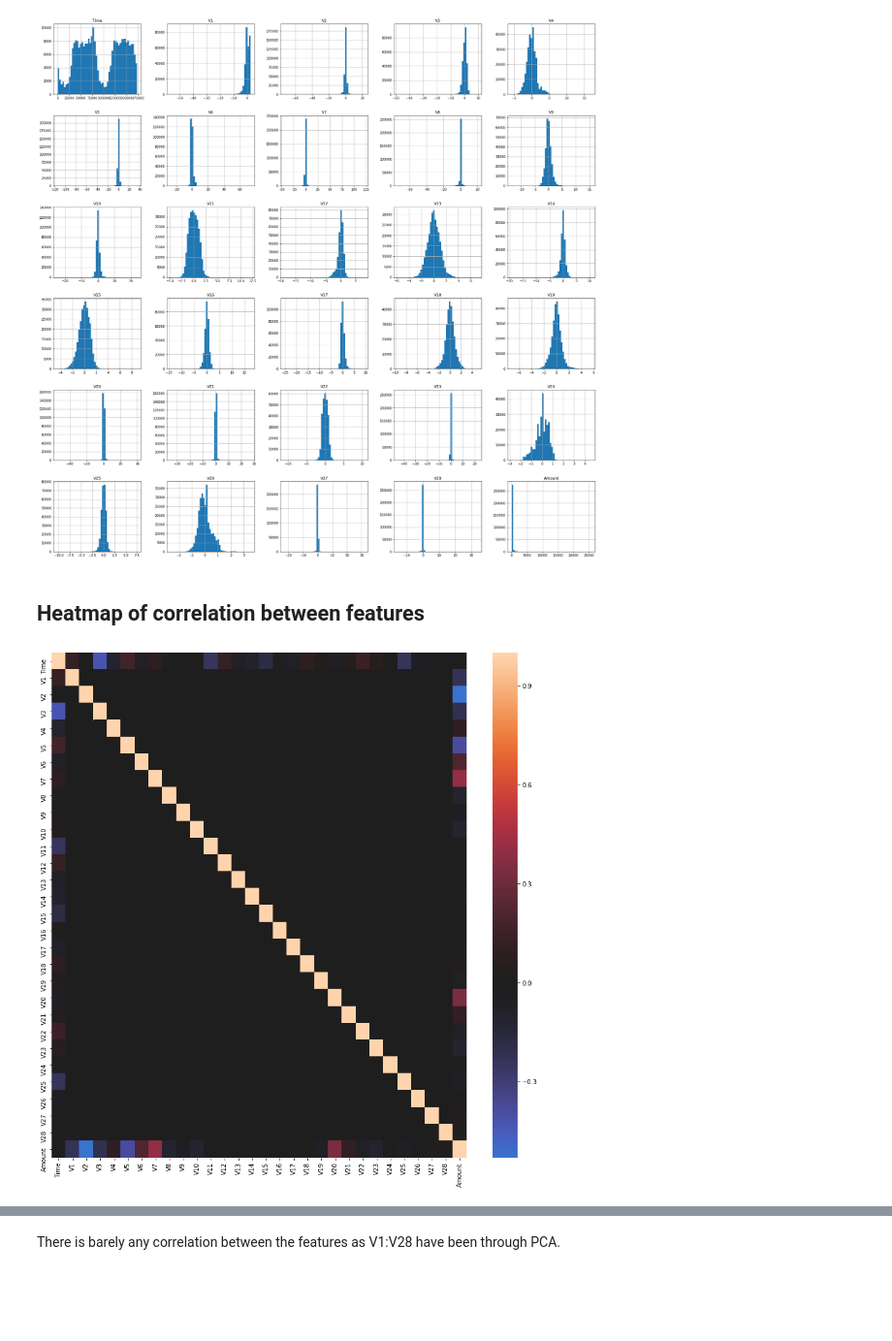
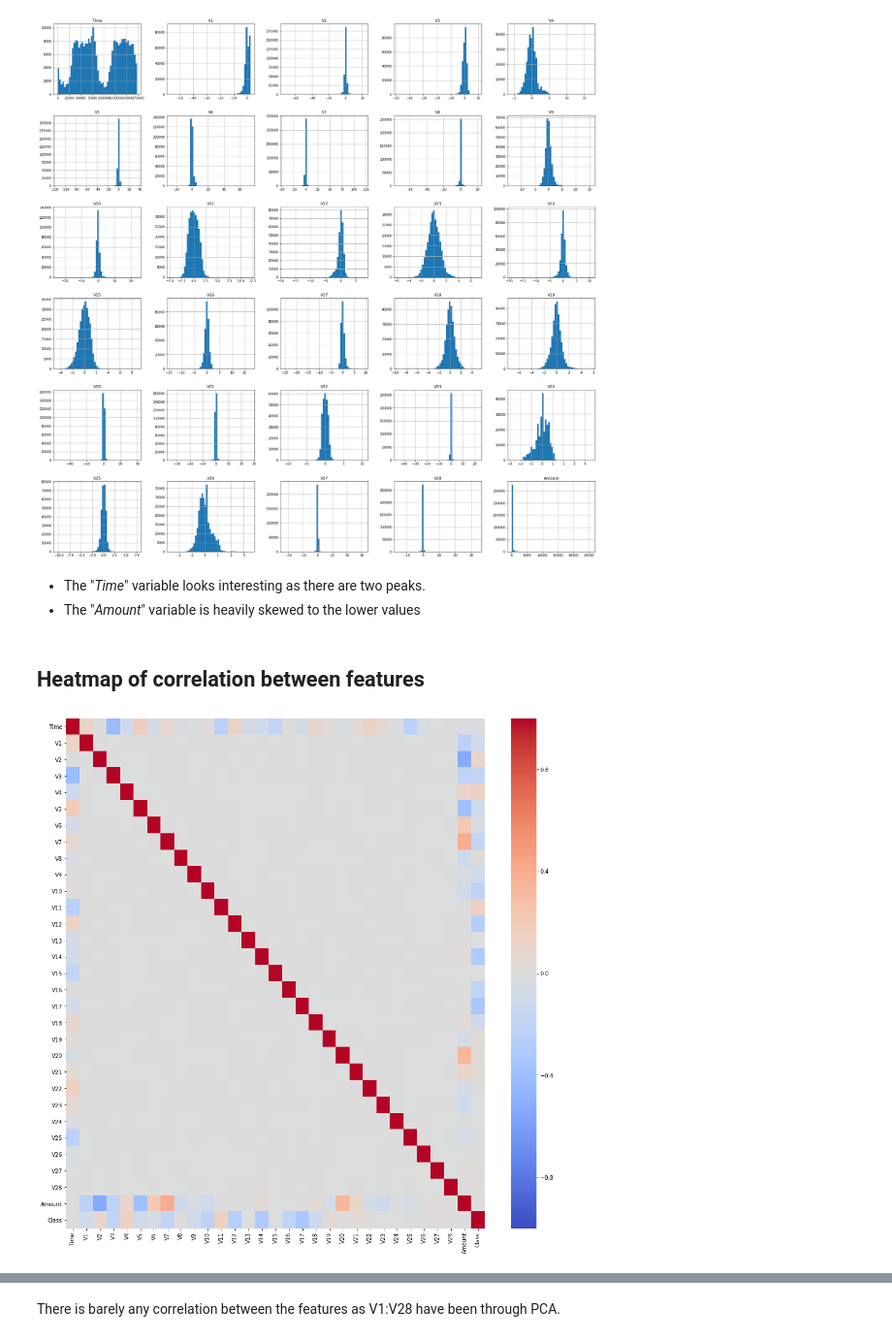
Before and after one commit to AdamBlomfield/credit_card_fraud, a Jupyter notebook: notebooks/(1) data cleaning and exploration.ipynb, the cells around one changed output, grey strips where cells are left out. Shown: that part at 97% size. Saved outputs shown, nothing was run; the diff lists cells and outputs as text; code cells hidden in the pictures; blank space fills up the shorter version.

```diff
--- a/notebooks/(1)data_cleaning.ipynb
+++ b/notebooks/(1) data cleaning and exploration.ipynb
@@ -137,10 +136,13 @@ feat = df.loc[:, 'Time':'Amount'] # All the features
 feat.hist(figsize=(30,30), bins=50);
 # %% [output]
 [figure]
+# %% [markdown]
+* The "*Time*" variable looks interesting as there are two peaks.
+* The "*Amount*" variable is heavily skewed to the lower values
 # %% [markdown]
 ## Heatmap of correlation between features
 # %%
-fig, ax = plt.subplots(figsize=(15,15))
-sns.heatmap(feat.corr(), center=0);
+fig, ax = plt.subplots(figsize=(17,17))
+sns.heatmap(df.corr(), center=0, vmin=-1, vmax=1, cmap='coolwarm');
 # %% [output]
-[figure, old version]
+[figure, new version]
```
Also changed, not shown: parts of 18 cells of this notebook, 2 other files.
